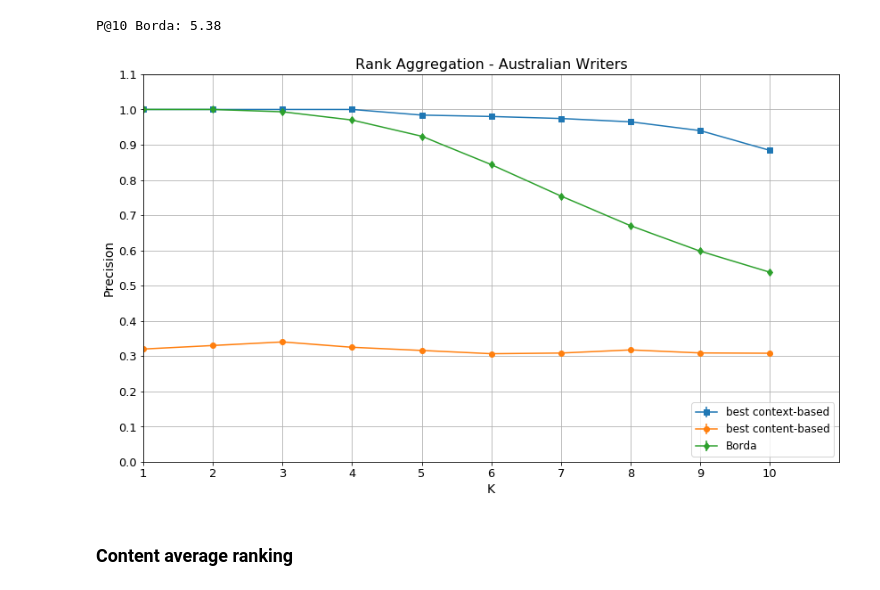
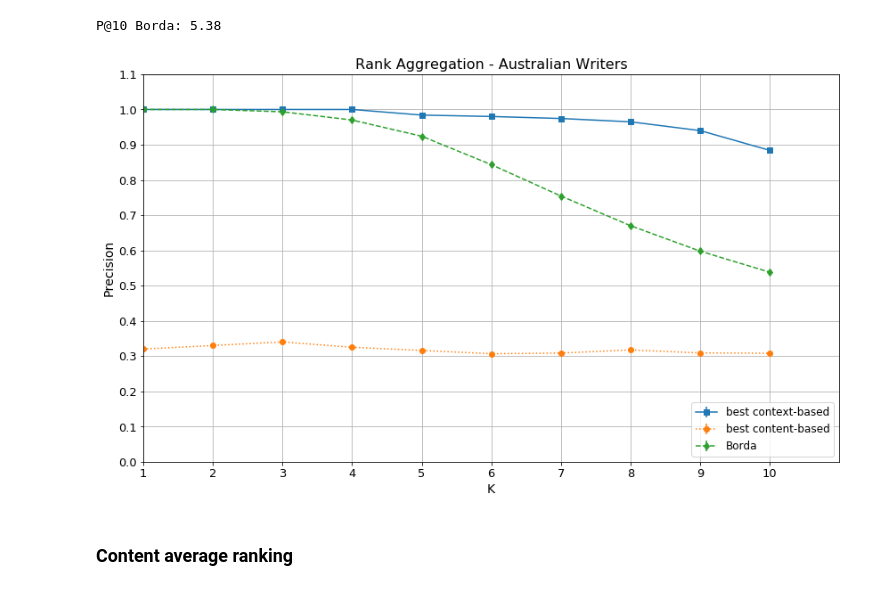
Before and after one commit to DataSciencePolimi/NetSKE, a Jupyter notebook: graphs/aw/AW Domain - Rank Aggregation.ipynb, the cells around one changed output. Cells and saved outputs as stored; diff of their text form; code cells hidden in the pictures.

```diff
--- a/graphs/aw/AW Domain - Rank Aggregation.ipynb
+++ b/graphs/aw/AW Domain - Rank Aggregation.ipynb
@@ -50,6 +50,10 @@ avg_r_borda = {}
 
 ensemble_p10 = 0
 borda_p10 = 0
+
+borda_mat = []
+content_mat = []
+context_mat = []
 
 ysum_agg = 0
 ysum_borda = 0
@@ -81,6 +85,10 @@ for i in range(50):
     y_content = cumulativeGoodCandidates(content_r)
     y_context = cumulativeGoodCandidates(context_r)
 
+    borda_mat.append([y_borda[i-1]/i for i in range(1, len(y_borda))])
+    content_mat.append([y_content[i-1]/i for i in range(1, len(y_content))])
+    context_mat.append([y_context[i-1]/i for i in range(1, len(y_context))])
+
     # ysum_agg += y_agg
     ysum_borda += y_borda
     ysum_content += y_content
@@ -102,33 +110,33 @@ best_context = ysum_context.astype(float)/50
 
 plt.figure(figsize=(14,8))
 
 K = 10
 x = range(K)
 
 prec_cx = [best_context[i-1]/i for i in range(1, K+1)]
 plt.errorbar(x, prec_cx, yerr=[0.]*K, label='best context-based', fmt='s', ls='-') # std_men[:K].reshape(-1,1)
 
 prec_ct = [best_content[i-1]/i for i in range(1, K+1)]
-plt.errorbar(x, prec_ct, yerr=[0.]*K, label='best content-based', fmt='o', ls='-') # std_1[:K]
+plt.errorbar(x, prec_ct, yerr=[0.]*K, label='best content-based', fmt='o', ls=':') # std_1[:K]
 
 # prec_e = [ensemble[i-1]/i for i in range(1, K+1)]
 # plt.errorbar(x, prec_e, yerr=[0.]*K, label='ensembled', fmt='^', ls='-') # std_2[:K]
 
 prec_b = [borda[i-1]/i for i in range(1, K+1)]
-plt.errorbar(x, prec_b, yerr=[0.]*K, label='Borda', fmt='d', ls='-') # std_3[:K]
+plt.errorbar(x, prec_b, yerr=[0.]*K, label='Borda', fmt='d', ls='--') # std_3[:K]
 
 
 plt.legend(loc=4, fontsize='large')
 plt.title('Rank Aggregation - Australian Writers', fontsize=16)
 plt.ylabel('Precision', fontsize=14)
 plt.xlabel('K', fontsize=14)
 
 plt.xlim(xmin=1, xmax=K)
 plt.ylim(ymin=0, ymax=1.1)
 plt.yticks(np.arange(0, 1.2, 0.1))
 plt.xticks(range(0, K, int(K/10)), [str(i+1) for i in range(K)])
 plt.tick_params(labelsize=13)
 
 plt.grid(True)
 # %% [output]
-[figure, old version]
+[figure, new version]
```
Also changed, not shown: parts of 1 cell of this notebook, 14 other files.
